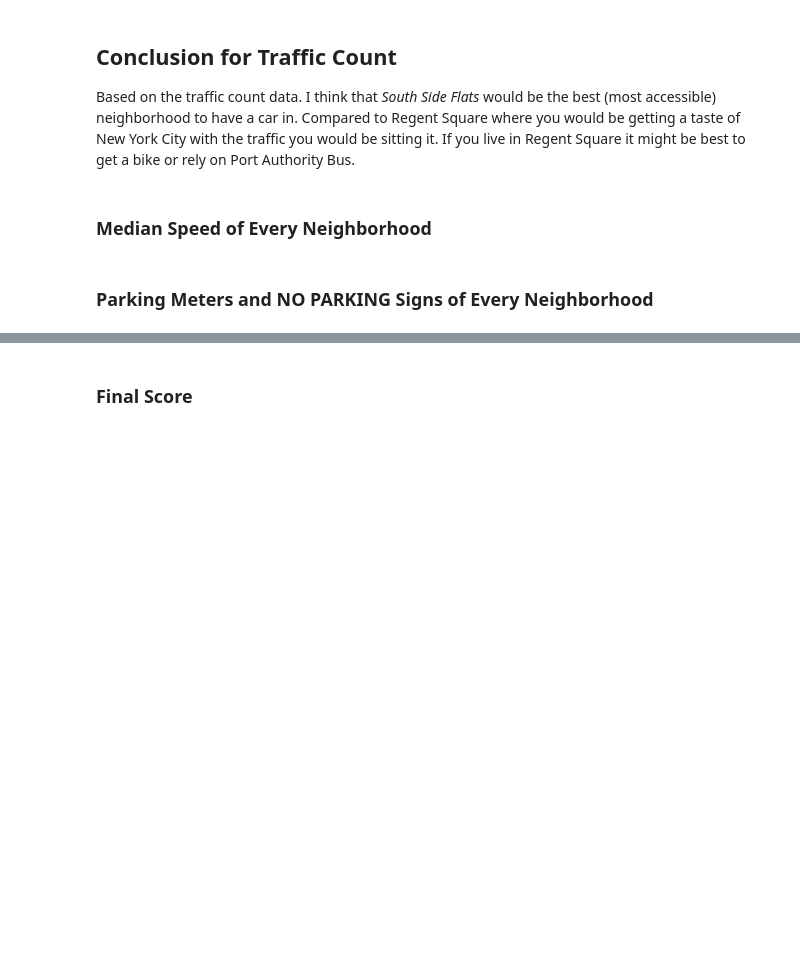
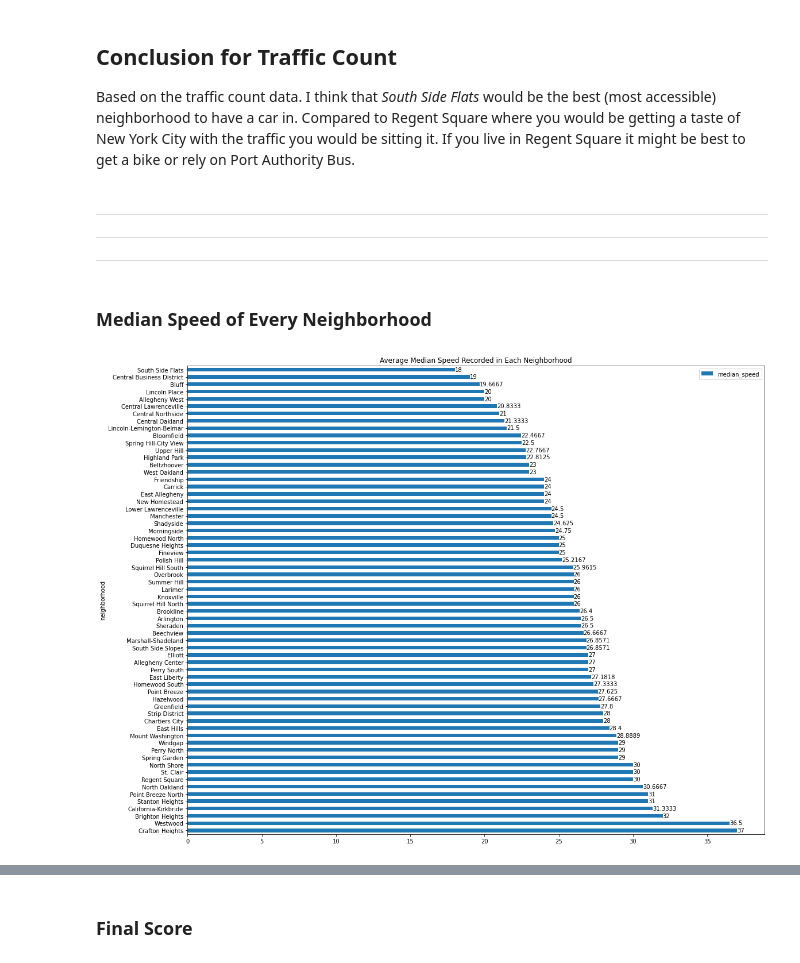
Before and after one commit to drew-whiteside/cmpinf_0010_final, a Jupyter notebook: Final_Presentation_APR21.ipynb, the cells around one changed output, grey strips where cells are left out. Drawn from its saved outputs; the diff is of its cells as text; code cells hidden in the pictures; blank space fills up the shorter version.

```diff
--- a/Final_Presentation_APR21.ipynb
+++ b/Final_Presentation_APR21.ipynb
@@ -160,7 +163,29 @@ df_sorted.iloc[54:]
 ## Conclusion for Traffic Count
 
 Based on the traffic count data. I think that *South Side Flats* would be the best (most accessible) neighborhood to have a car in. Compared to Regent Square where you would be getting a taste of New York City with the traffic you would be sitting it. If you live in Regent Square it might be best to get a bike or rely on Port Authority Bus.
+# %% [markdown]
+---
+---
+---
 # %% [markdown]
 ### Median Speed of Every Neighborhood
-# %% [markdown]
-### Parking Meters and NO PARKING Signs of Every Neighborhood
+# %%
+import matplotlib.pyplot as plt
+import pandas as p
+
+df = p.read_csv("6dfd4f8f-cbf5-4917-a5eb-fd07f4403167.csv")
+# %%
+df2 = df[["median_speed", "neighborhood"]]
+df3 = df2.dropna()
+df4 = df3.sort_values(["median_speed"])\
+                        .groupby('neighborhood')\
+                        .mean()\
+                        .reset_index()
+df4_sorted=df4.sort_values('median_speed', ascending = False)
+# %%
+ax_sort = df4_sorted.plot.barh(x = "neighborhood", y = "median_speed", figsize = (18,15), title = "Average Median Speed Recorded in Each Neighborhood")
+
+for container in ax_sort.containers:
+    ax_sort.bar_label(container)
+# %% [output]
+[figure, added]
```
Also changed, not shown: parts of 28 cells of this notebook.
